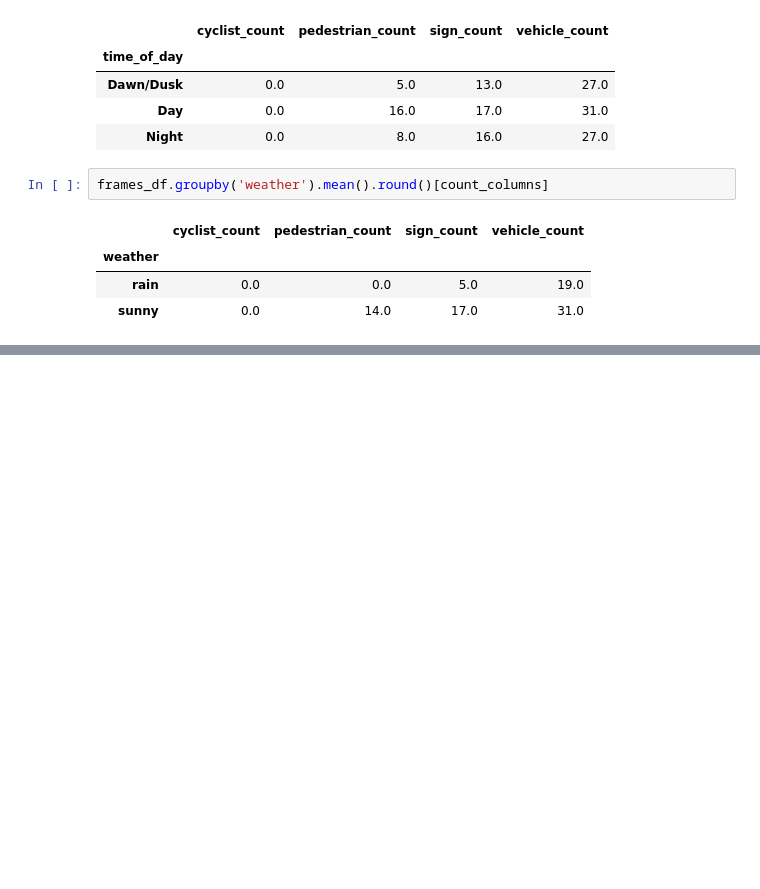
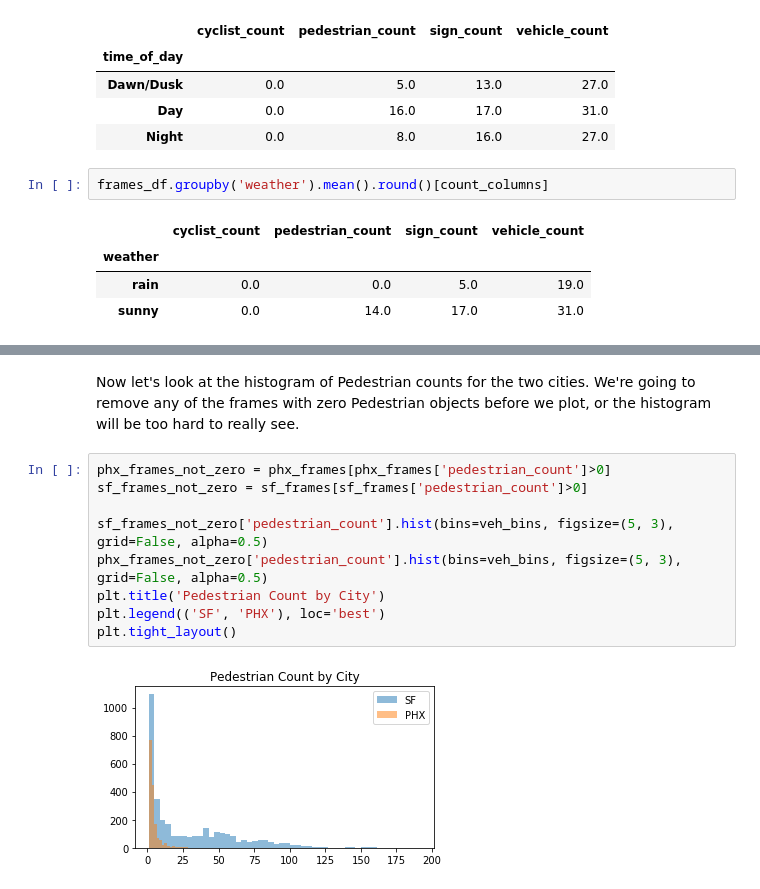
Before and after one commit to kittyschulz/Exploring-Waymo-Open-Dataset, a Jupyter notebook: Waymo-Frame-EDA.ipynb, the cells around one changed output, grey strips where cells are left out. Saved outputs shown, nothing was run; the diff lists cells and outputs as text; blank space fills up the shorter version.

```diff
--- a/Waymo-Frame-EDA.ipynb
+++ b/Waymo-Frame-EDA.ipynb
@@ -154,0 +147,13 @@ plt.tight_layout()
+# %% [markdown]
+Now let's look at the histogram of Pedestrian counts for the two cities. We're going to remove any of the frames with zero Pedestrian objects before we plot, or the histogram will be too hard to really see.
+# %%
+phx_frames_not_zero = phx_frames[phx_frames['pedestrian_count']>0]
+sf_frames_not_zero = sf_frames[sf_frames['pedestrian_count']>0]
+
+sf_frames_not_zero['pedestrian_count'].hist(bins=veh_bins, figsize=(5, 3), grid=False, alpha=0.5)
+phx_frames_not_zero['pedestrian_count'].hist(bins=veh_bins, figsize=(5, 3), grid=False, alpha=0.5)
+plt.title('Pedestrian Count by City')
+plt.legend(('SF', 'PHX'), loc='best')
+plt.tight_layout()
+# %% [output]
+[figure, added]
```
Also changed, not shown: parts of 21 cells of this notebook.
